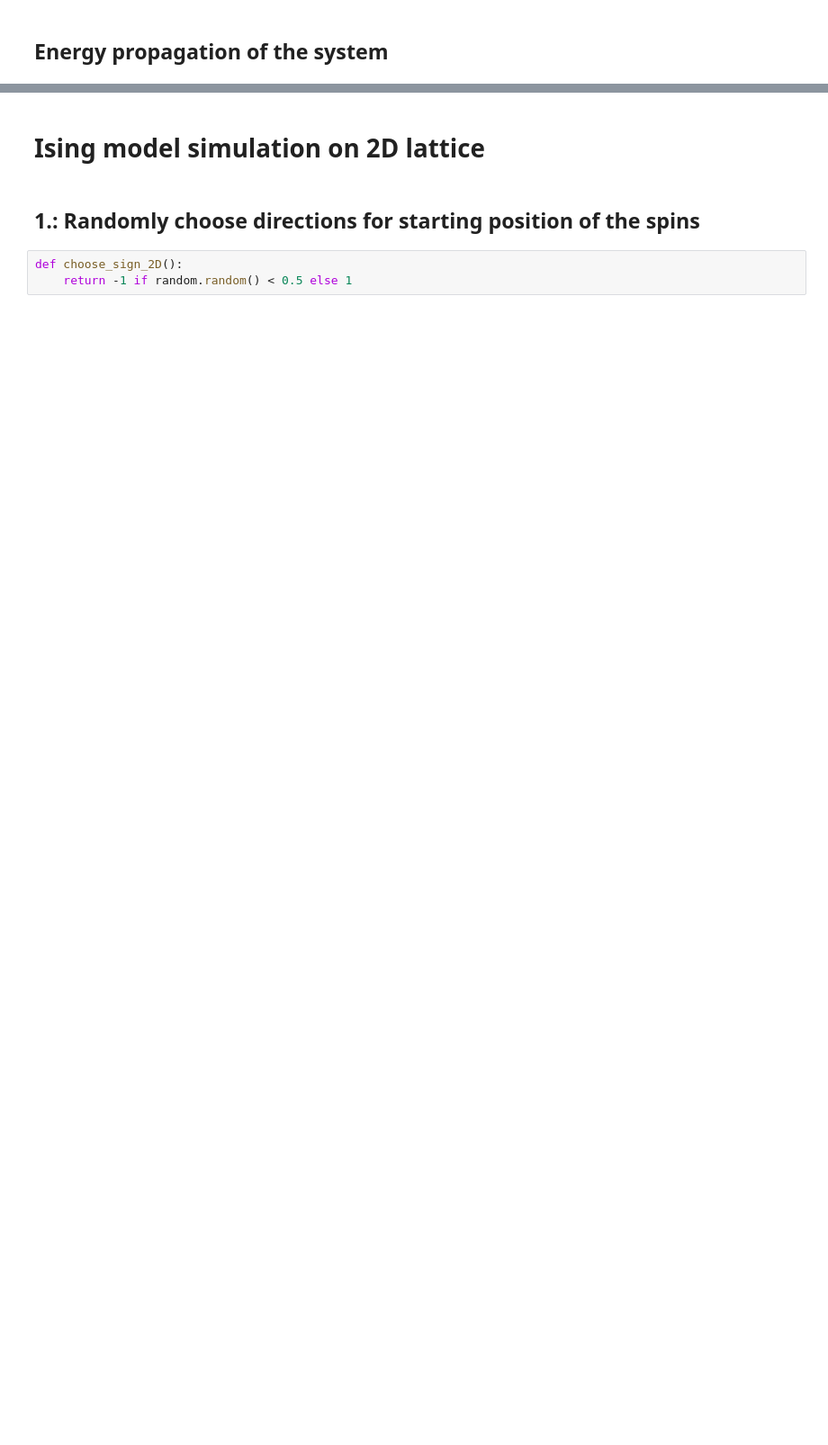
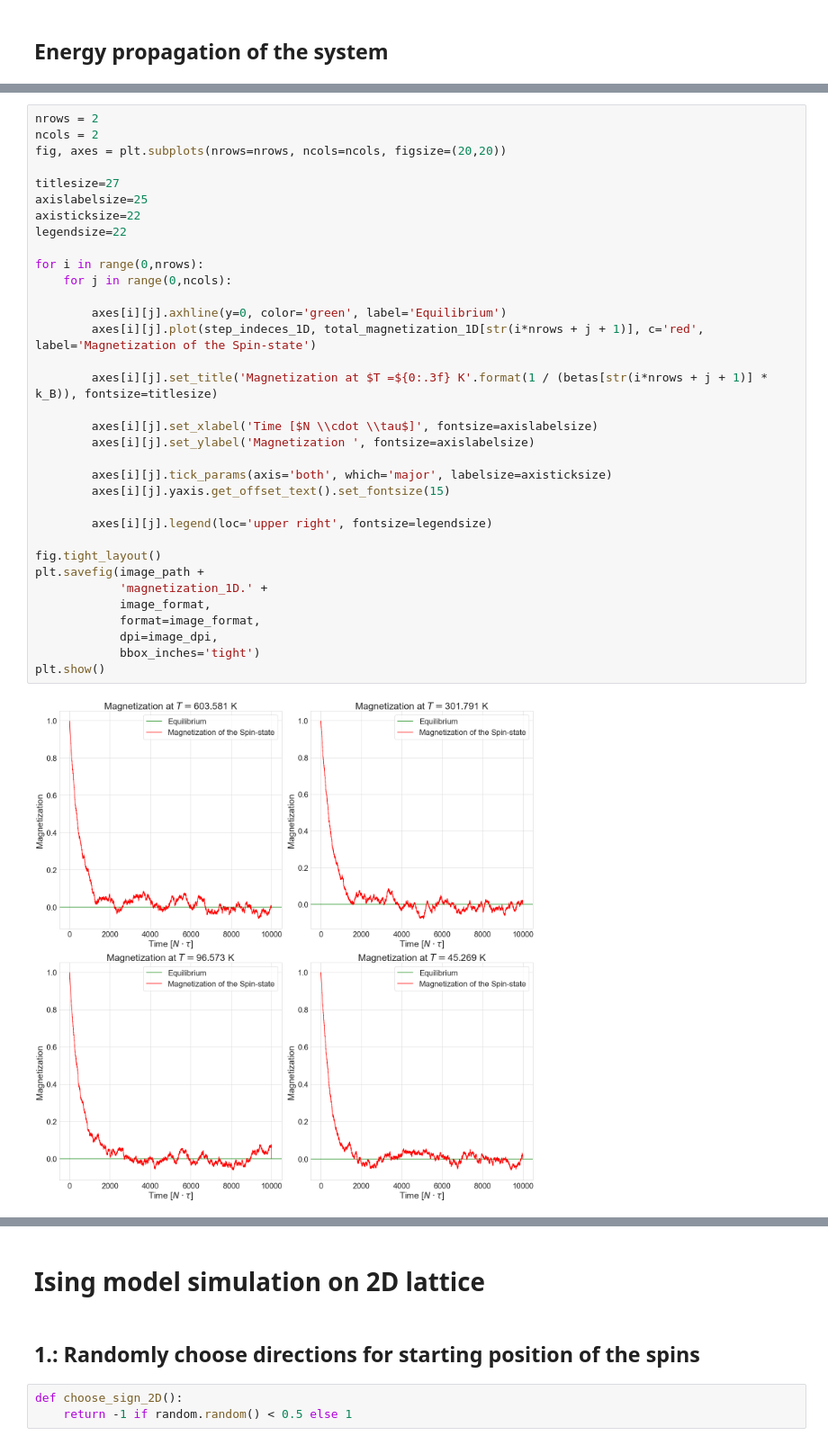
Before and after one commit to masterdesky/ELTE-stochastic-processes-2019, a Jupyter notebook: Lecture 7/Homework 7/Stochastic processes - 7..ipynb, the cells around one changed output, grey strips where cells are left out. Shown at 90% size. Drawn from its saved outputs; the diff is of its cells as text; blank space fills up the shorter version.

```diff
--- a/Lecture 7/Homework 7/Stochastic processes - 7..ipynb
+++ b/Lecture 7/Homework 7/Stochastic processes - 7..ipynb
@@ -276,0 +293,36 @@ plt.show()
+# %%
+nrows = 2
+ncols = 2
+fig, axes = plt.subplots(nrows=nrows, ncols=ncols, figsize=(20,20))
+
+titlesize=27
+axislabelsize=25
+axisticksize=22
+legendsize=22
+
+for i in range(0,nrows):
+    for j in range(0,ncols):
+
+        axes[i][j].axhline(y=0, color='green', label='Equilibrium')
+        axes[i][j].plot(step_indeces_1D, total_magnetization_1D[str(i*nrows + j + 1)], c='red', label='Magnetization of the Spin-state')
+
+        axes[i][j].set_title('Magnetization at $T =${0:.3f} K'.format(1 / (betas[str(i*nrows + j + 1)] * k_B)), fontsize=titlesize)
+
+        axes[i][j].set_xlabel('Time [$N \\cdot \\tau$]', fontsize=axislabelsize)
+        axes[i][j].set_ylabel('Magnetization ', fontsize=axislabelsize)
+
+        axes[i][j].tick_params(axis='both', which='major', labelsize=axisticksize)
+        axes[i][j].yaxis.get_offset_text().set_fontsize(15)
+
+        axes[i][j].legend(loc='upper right', fontsize=legendsize)
+
+fig.tight_layout()
+plt.savefig(image_path +
+            'magnetization_1D.' +
+            image_format,
+            format=image_format,
+            dpi=image_dpi,
+            bbox_inches='tight')
+plt.show()
+# %% [output]
+[figure, added]
```
Also changed, not shown: parts of 26 cells of this notebook, 14 other files.
